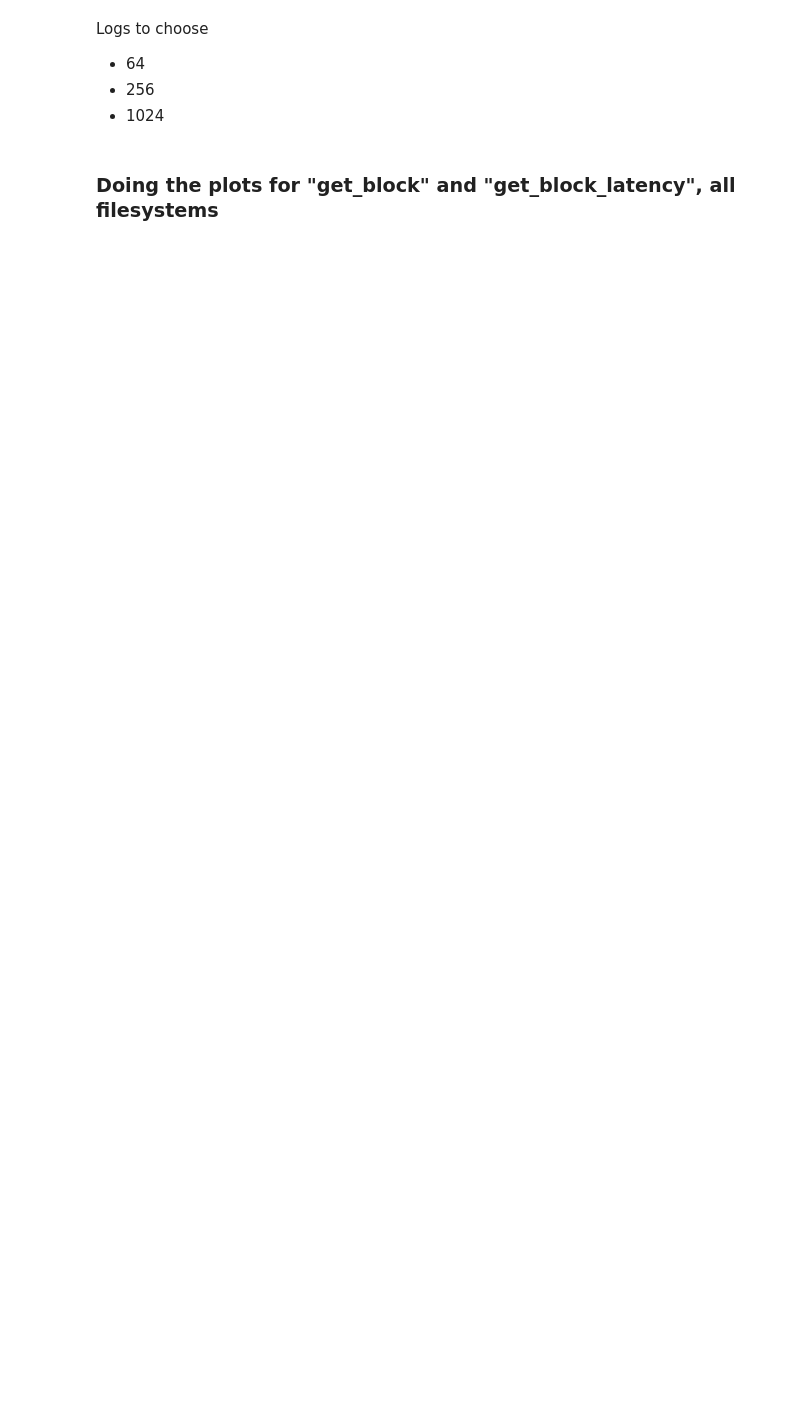
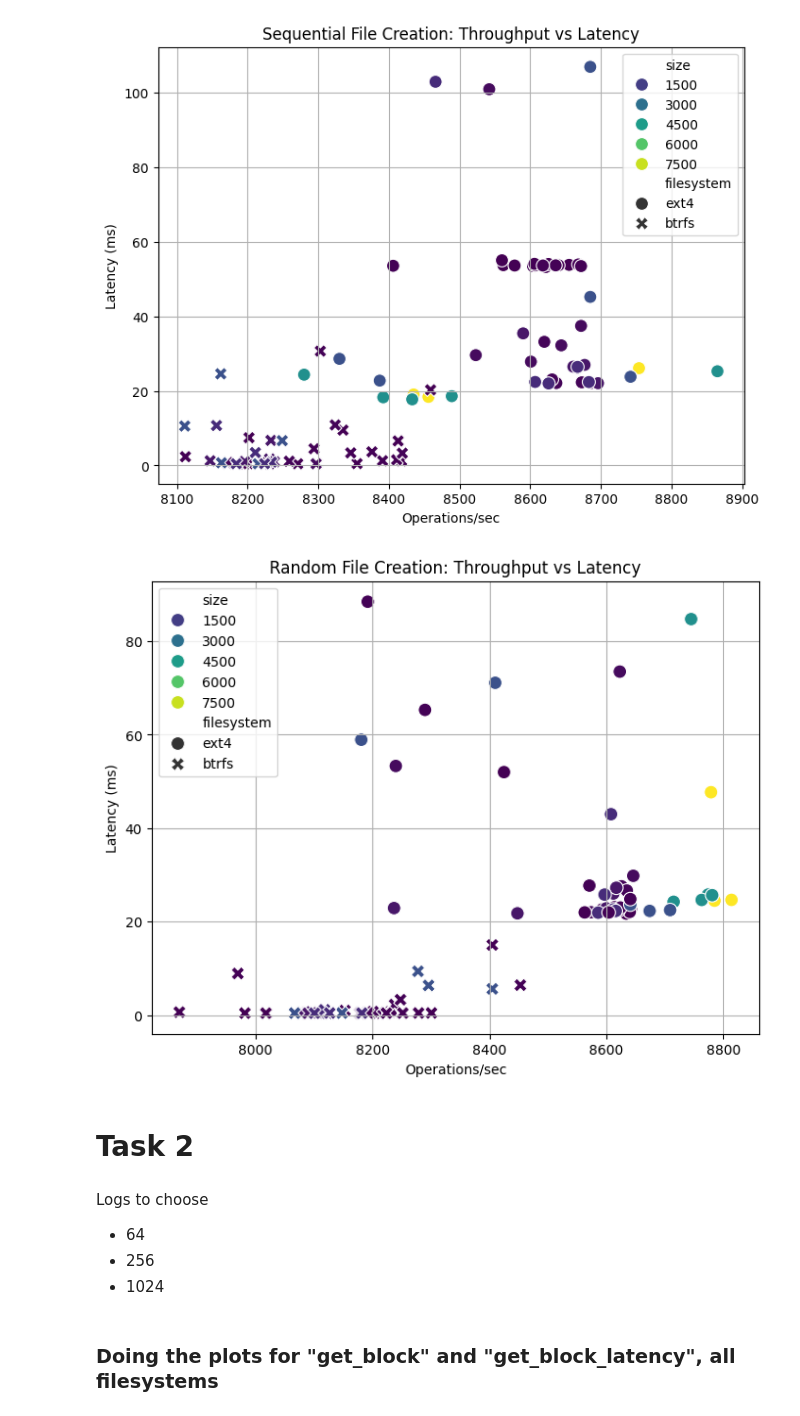
Before and after one commit to em-cd/OS-lab04, a Jupyter notebook: plots.ipynb, the cells around one changed output. Saved outputs shown, nothing was run; the diff lists cells and outputs as text; code cells hidden in the pictures; blank space fills up the shorter version.

```diff
--- a/plots.ipynb
+++ b/plots.ipynb
@@ -91,36 +133,36 @@ for throughput_col, latency_col, title in io_tests:
 # %%
 # -----------------------------
 # FILE CREATION TESTS
 # -----------------------------
 
 creation_tests = [
     ("seq_create", "seq_create_latency", "Sequential File Creation"),
     ("ran_create", "ran_create_latency", "Random File Creation"),
 ]
 
 for throughput_col, latency_col, title in creation_tests:
-
-    plot_data = data.dropna(subset=[throughput_col, latency_col])
-
-    plot_data[throughput_col] = pd.to_numeric(
-        plot_data[throughput_col],
-        errors="coerce"
-    )
+    plot_data = data.dropna(subset=[throughput_col, latency_col]).copy()
 
     plt.figure(figsize=(8,6))
 
     sns.scatterplot(
         data=plot_data,
         x=throughput_col,
         y=latency_col,
-        hue="filesystem",
+        hue="size",
         style="filesystem",
+        palette="viridis",
         s=100
     )
 
     plt.title(f"{title}: Throughput vs Latency")
     plt.xlabel("Operations/sec")
     plt.ylabel("Latency (ms)")
     plt.grid(True)
 
     plt.show()
+# %% [output]
+[figure, added]
+[figure, added]
+# %% [markdown]
+# Task 2
```
Also changed, not shown: parts of 11 cells of this notebook.
